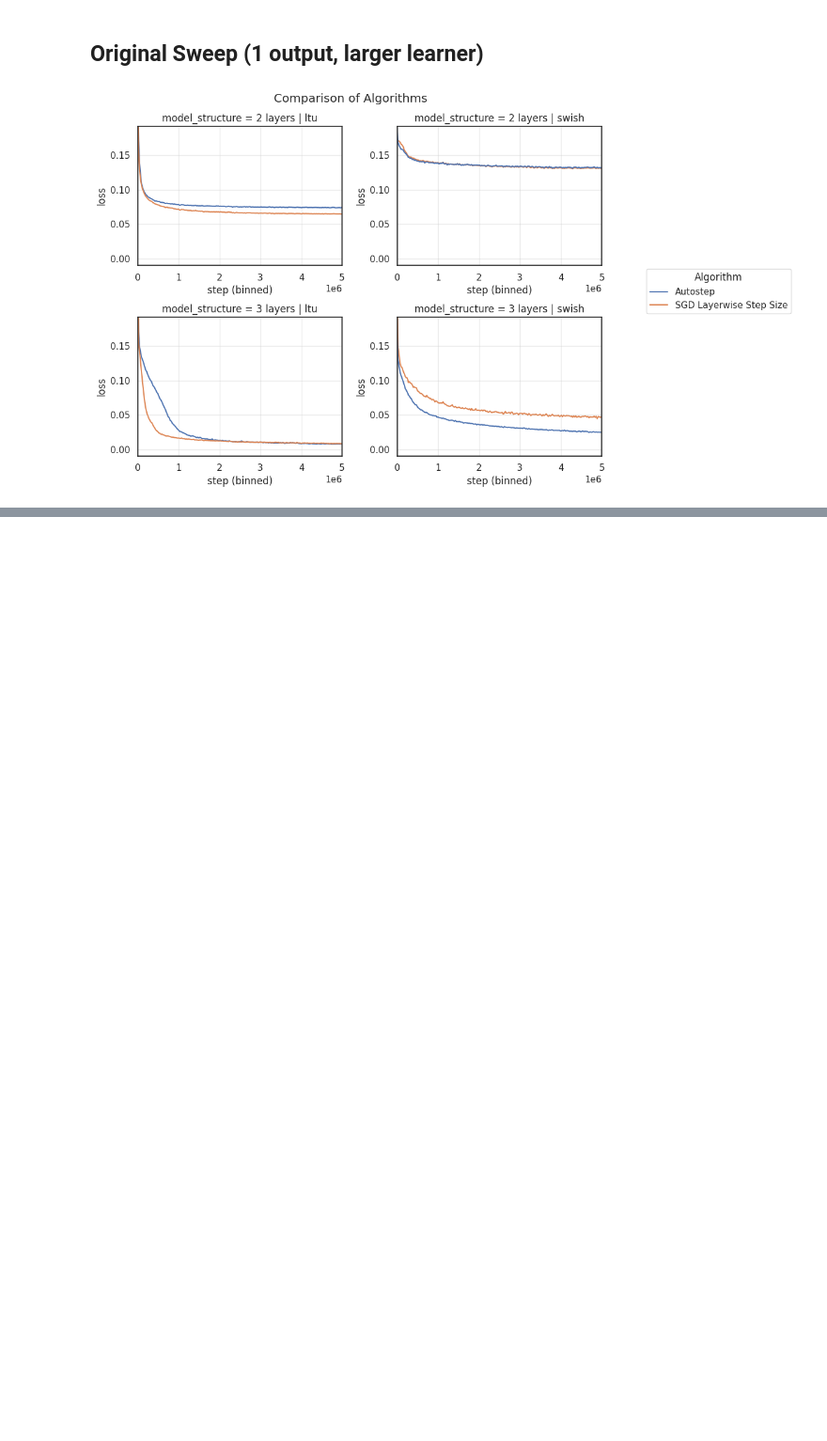
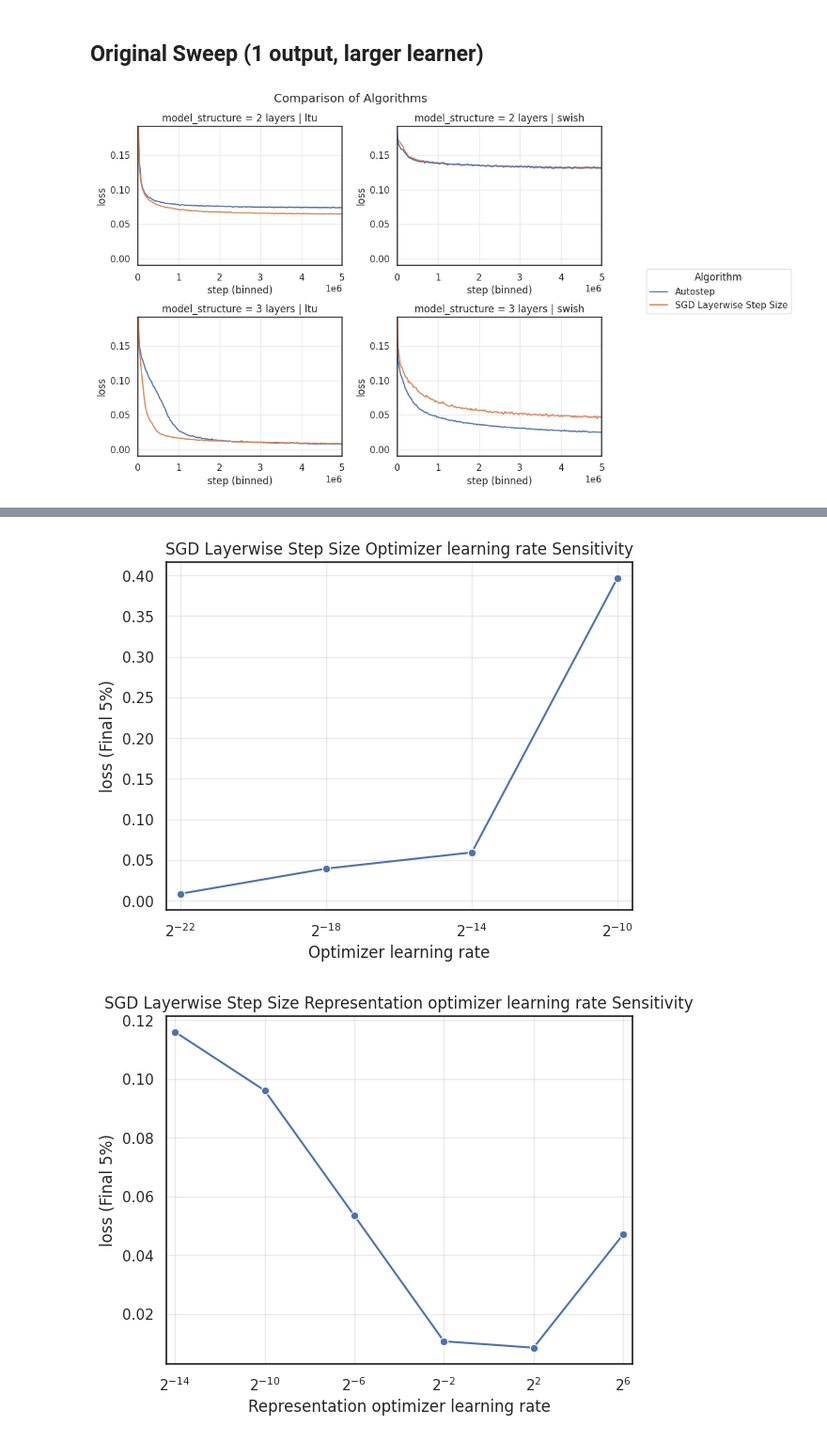
Before and after one commit to ejmejm/phd_research, a Jupyter notebook: phd/feature_search/analysis/problem_variations/stationary_binary_regression.ipynb, the cells around one changed output, grey strips where cells are left out. Shown at 94% size. Drawn from its saved outputs; the diff is of its cells as text; code cells hidden in the pictures; blank space fills up the shorter version.

```diff
--- a/phd/feature_search/analysis/problem_variations/stationary_binary_regression.ipynb
+++ b/phd/feature_search/analysis/problem_variations/stationary_binary_regression.ipynb
@@ -227,0 +238,46 @@ for param_name, param_value in default_hyperparams.items():
+# %%
+default_hyperparams = {
+    'optimizer|learning_rate': 2**-22,
+    'representation_optimizer|learning_rate': 2**2,
+}
+
+target_df = 'sgd_layerwise_step_size'
+plot_config_df = config_dfs[target_df][
+    (config_dfs[target_df]['model.activation'] == 'ltu') &
+    (config_dfs[target_df]['model.n_layers'] == 3)
+]
+valid_run_ids = plot_config_df['run_id'].unique()
+plot_run_df = run_dfs[target_df][run_dfs[target_df]['run_id'].isin(valid_run_ids)].copy()
+
+for param_name, param_value in default_hyperparams.items():
+    selected_run_df, selected_config_df = select_experiment_runs(
+        run_df = plot_run_df,
+        config_df = plot_config_df,
+        chosen_values = {
+            k: v for k, v in default_hyperparams.items()
+            if k != param_name
+        },
+    )
+
+    param_label = param_name.replace('|', ' ').replace('_', ' ').capitalize()
+
+    plot_param_sensitivity(
+            run_df = selected_run_df,
+            config_df = selected_config_df,
+            x_col = param_name,
+            title = f'SGD Layerwise Step Size {param_label} Sensitivity',
+            x_label = param_label,
+            y_label = 'loss',
+            metric_col = 'loss',
+            metric_type = 'final_avg', # {'cumulative', 'final_avg', 'last'}
+            step_col = 'step',
+            legend_title = None,
+            show_ci = False,
+            baseline_col = None,
+            pow_2_x_axis = 'learning_rate' in param_name,
+            pow_2_legend = True,
+        )
+    plt.show()
+# %% [output]
+[figure, added]
+[figure, added]
```
Also changed, not shown: parts of 2 cells of this notebook, 1 other file.
